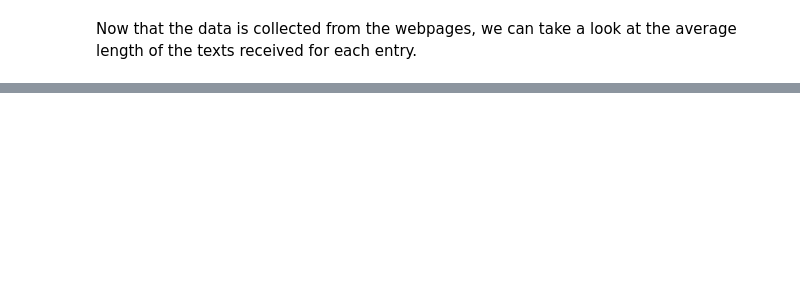
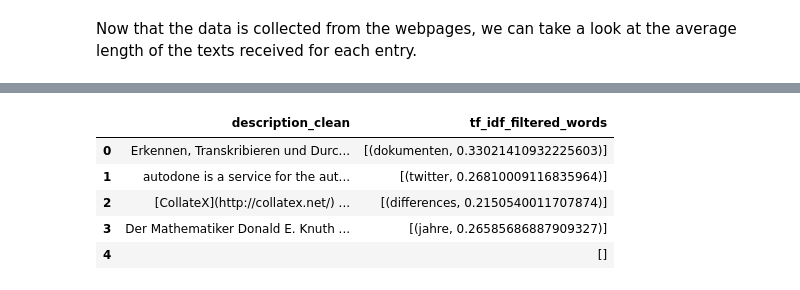
Before and after one commit to andwzn/retrieval-augmented-generation-experiment, a Jupyter notebook: rag_experiment_1.ipynb, the cells around one changed output, grey strips where cells are left out. Cells and saved outputs as stored; diff of their text form; code cells hidden in the pictures; blank space fills up the shorter version.

```diff
--- a/rag_experiment_1.ipynb
+++ b/rag_experiment_1.ipynb
@@ -139,0 +289,26 @@ edition_software_info["webpages_text_preprocessed"].head()
+# %%
+# Define the threshold for TF-IDF scores
+threshold = 0.2
+
+# Filter words with TF-IDF scores greater than the threshold for each document
+def filter_words_by_threshold(row, threshold):
+    filtered_words = [(word, score) for word, score in zip(tfidf_matrix_beautify.columns, row) if score > threshold]
+    return sorted(filtered_words, key=lambda x: x[1], reverse=True)
+
+
+# Apply the function to each row of the TF-IDF DataFrame
+filtered_words = tfidf_matrix_beautify.apply(lambda row: filter_words_by_threshold(row, threshold), axis=1)
+
+# Create a dataframe to display the filtered words
+filtered_words_df = pd.DataFrame(filtered_words, columns=["tf_idf_filtered_words"])
+tfidf_display = pd.concat([edition_software_info["description_clean"], filtered_words_df], axis=1)
+
+with pd.option_context('display.max_colwidth', None):
+    display(tfidf_display[["description_clean", "tf_idf_filtered_words"]].head(5))
+# %% [output]
+|  | description_clean | tf_idf_filtered_words |
+| 0 | Erkennen, Transkribieren und Durc... | [(dokumenten, 0.33021410932225603)] |
+| 1 | autodone is a service for the aut... | [(twitter, 0.26810009116835964)] |
+| 2 | [CollateX](http://collatex.net/) ... | [(differences, 0.2150540011707874)] |
+| 3 | Der Mathematiker Donald E. Knuth ... | [(jahre, 0.26585686887909327)] |
+| 4 |  | [] |
```
Also changed, not shown: parts of 39 cells of this notebook.
